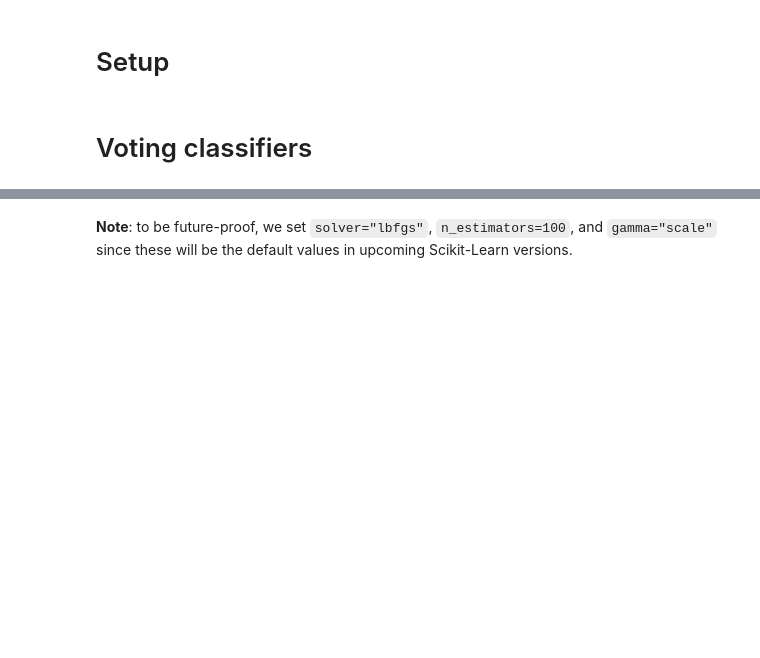
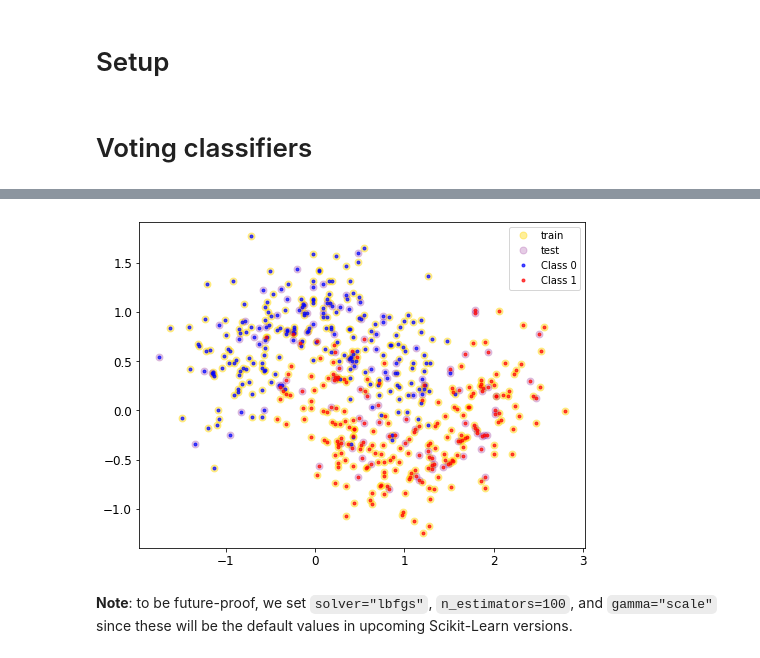
Before and after one commit to soo-pecialist/Hands_on_ML_w_Scikit_Karas_and_TensorFlow, a Jupyter notebook: CH07_Ensemble_Learning_and_Random_Forests.ipynb, the cells around one changed output, grey strips where cells are left out. Saved outputs shown, nothing was run; the diff lists cells and outputs as text; code cells hidden in the pictures; blank space fills up the shorter version.

```diff
--- a/CH07_Ensemble_Learning_and_Random_Forests.ipynb
+++ b/CH07_Ensemble_Learning_and_Random_Forests.ipynb
@@ -62,6 +68,20 @@ from sklearn.datasets import make_moons
 
 X, y = make_moons(n_samples=500, noise=0.30, random_state=42)
 X_train, X_test, y_train, y_test = train_test_split(X, y, random_state=42)
+# %%
+plt.figure(figsize=(8, 6))
+plt.plot(X_train[:, 0], X_train[:, 1],
+         'o', color='gold', markersize=7, alpha=0.4, label='train')
+plt.plot(X_test[:, 0], X_test[:, 1],
+         'o', color='purple', markersize=7, alpha=0.2, label='test')
+
+plt.plot(X[y==0, 0], X[y==0, 1], 'o', color='blue',
+         markersize=3, alpha=0.7, label='Class 0')
+plt.plot(X[y==1, 0], X[y==1, 1], 'o', color='red',
+         markersize=3, alpha=0.7, label='Class 1')
+plt.legend();
+# %% [output]
+[figure, added]
 # %% [markdown]
 **Note**: to be future-proof, we set `solver="lbfgs"`, `n_estimators=100`, and `gamma="scale"` since these will be the default values in upcoming Scikit-Learn versions.
 # %%
```
Also changed, not shown: parts of 57 cells of this notebook.
